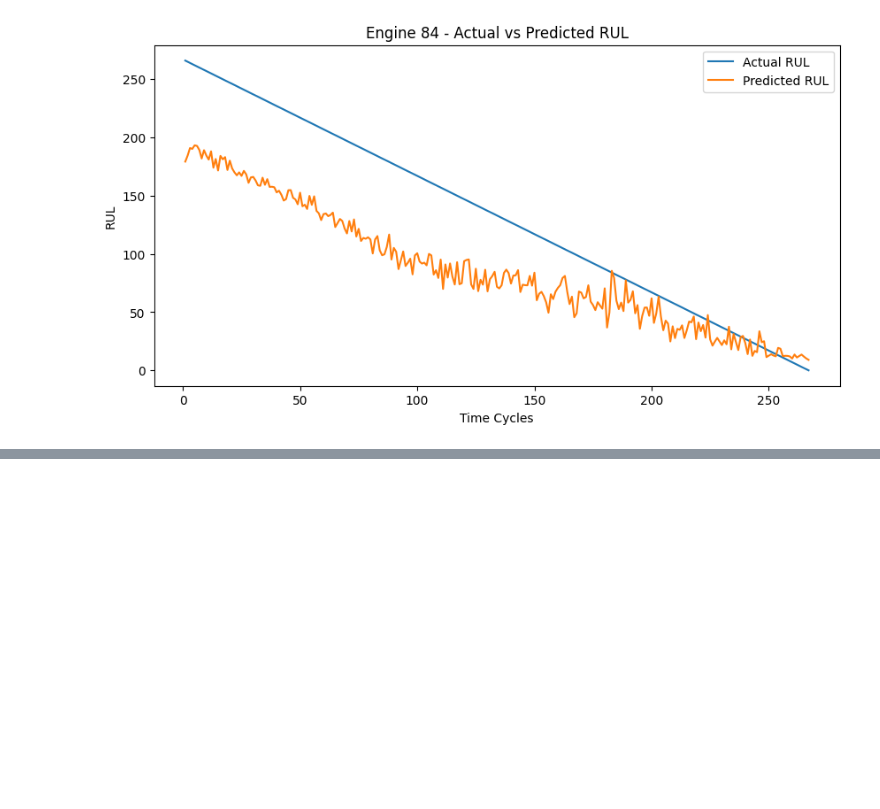
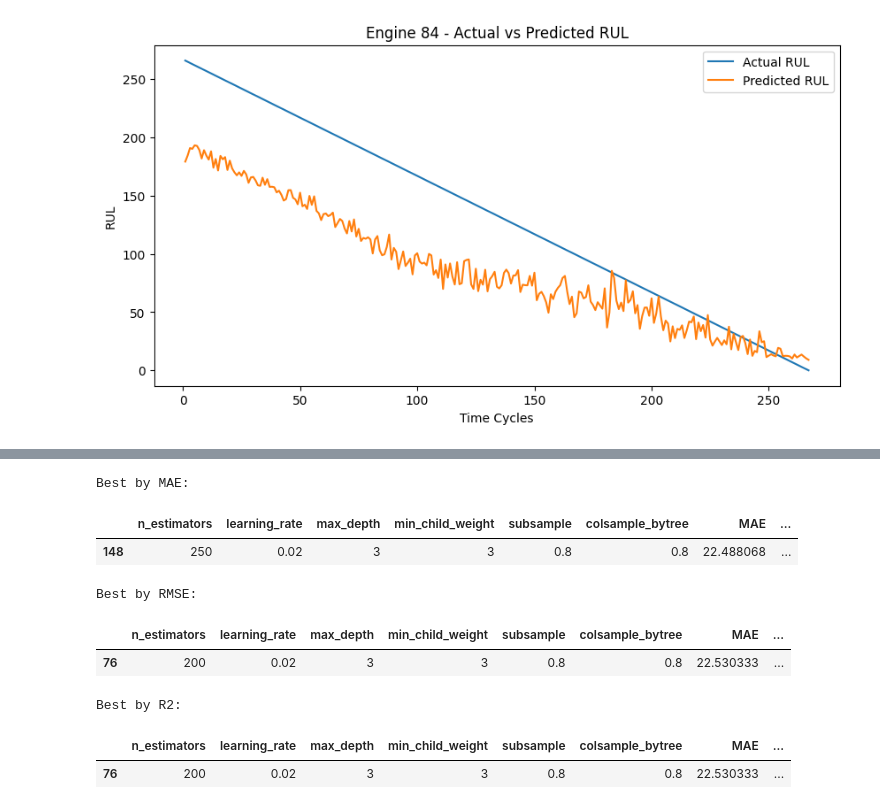
Before and after one commit to Sohilaeldally/PMPS, a Jupyter notebook: notebooks/04_xgboost_tuning.ipynb, the cells around one changed output, grey strips where cells are left out. Saved outputs shown, nothing was run; the diff lists cells and outputs as text; code cells hidden in the pictures; blank space fills up the shorter version.

```diff
--- a/notebooks/04_xgboost_tuning.ipynb
+++ b/notebooks/04_xgboost_tuning.ipynb
@@ -451,0 +614,25 @@ for engine_id in [45, 84]:
+# %%
+print("Best by MAE:")
+display(
+    grid_results.sort_values("MAE").head(1)
+)
+
+print("\nBest by RMSE:")
+display(
+    grid_results.sort_values("RMSE").head(1)
+)
+
+print("\nBest by R2:")
+display(
+    grid_results.sort_values("R2", ascending=False).head(1)
+)
+# %% [output]
+Best by MAE:
+|  | n_estimators | learning_rate | max_depth | min_child_weight | subsample | colsample_bytree | MAE | ... |
+| 148 | 250 | 0.02 | 3 | 3 | 0.8 | 0.8 | 22.488068 | ... |
+Best by RMSE:
+|  | n_estimators | learning_rate | max_depth | min_child_weight | subsample | colsample_bytree | MAE | ... |
+| 76 | 200 | 0.02 | 3 | 3 | 0.8 | 0.8 | 22.530333 | ... |
+Best by R2:
+|  | n_estimators | learning_rate | max_depth | min_child_weight | subsample | colsample_bytree | MAE | ... |
+| 76 | 200 | 0.02 | 3 | 3 | 0.8 | 0.8 | 22.530333 | ... |
```
Also changed, not shown: parts of 14 cells of this notebook.
